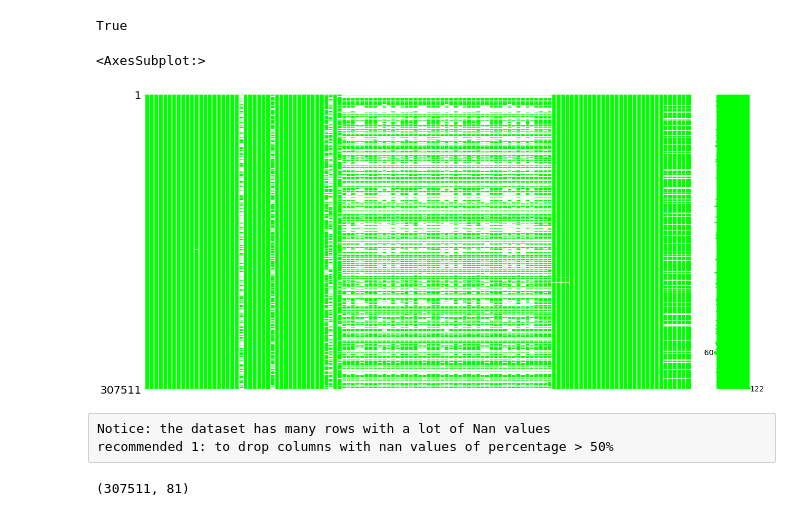
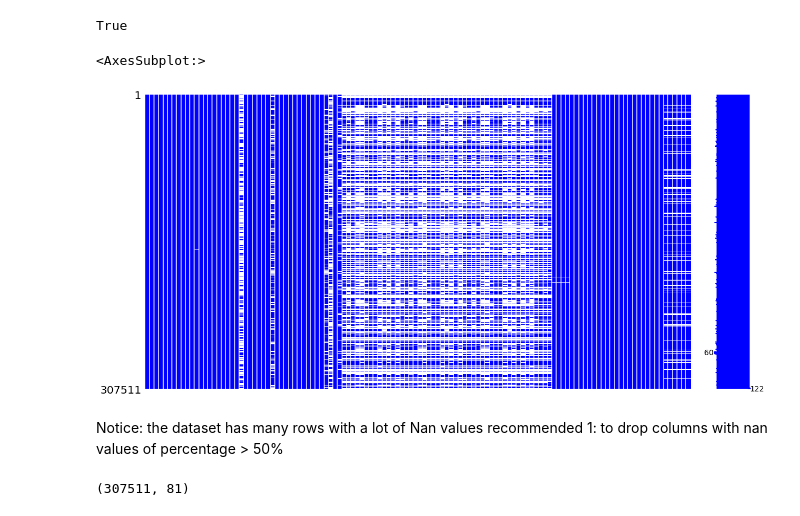
Before and after one commit to khaledalics22/Credi-Analysis, a Jupyter notebook: Code.ipynb, the cells around one changed output. Drawn from its saved outputs; the diff is of its cells as text; code cells hidden in the pictures.

```diff
--- a/Code.ipynb
+++ b/Code.ipynb
@@ -21,8 +21,8 @@ os.listdir('dataset')
 # %% [output]
 ['current_app.csv', 'previous_app.csv']
 # %%
-dataset = pd.read_csv('dataset/current_app.csv', na_values= ["N/a", "na", "XNA", np.nan])
-dataset.head(10)
+org_dataset = pd.read_csv('dataset/current_app.csv', na_values= ["N/a", "na", "XNA", np.nan])
+org_dataset.head(10)
 # %% [output]
 |  | SK_ID_CURR | TARGET | NAME_CONTRACT_TYPE | CODE_GENDER | FLAG_OWN_CAR | FLAG_OWN_REALTY | CNT_CHILDREN | ... |
 | 0 | 100002 | 1 | Cash loans | M | N | Y | 0 | ... |
@@ -47,15 +47,16 @@ Notice: the data set has about 307k rows and 122 features (regressors)
 # %% [markdown]
 ## 2.1 visulalize and analyze Nan Values in dataset
 # %%
-dataset.isnull().any().any()
+to_clean_dataset = org_dataset.copy()
+to_clean_dataset.isnull().any().any()
 # %% [output]
 True
 # %%
-msno.matrix(dataset,figsize=(20,10),color=(0, 1,0))
+msno.matrix(to_clean_dataset,figsize=(20,10),color=(0, 0 ,1))
 # %% [output]
 <AxesSubplot:>
-[figure, old version]
+[figure, new version]
-# %% [raw]
-Notice: the dataset has many rows with a lot of Nan values
-recommended 1: to drop columns with nan values of percentage > 50%
+# %% [markdown]
+Notice: the dataset has many rows with a lot of Nan values
+recommended 1: to drop columns with nan values of percentage > 50%
 # %%
```
Also changed, not shown: parts of 69 cells of this notebook, 15 other files.
